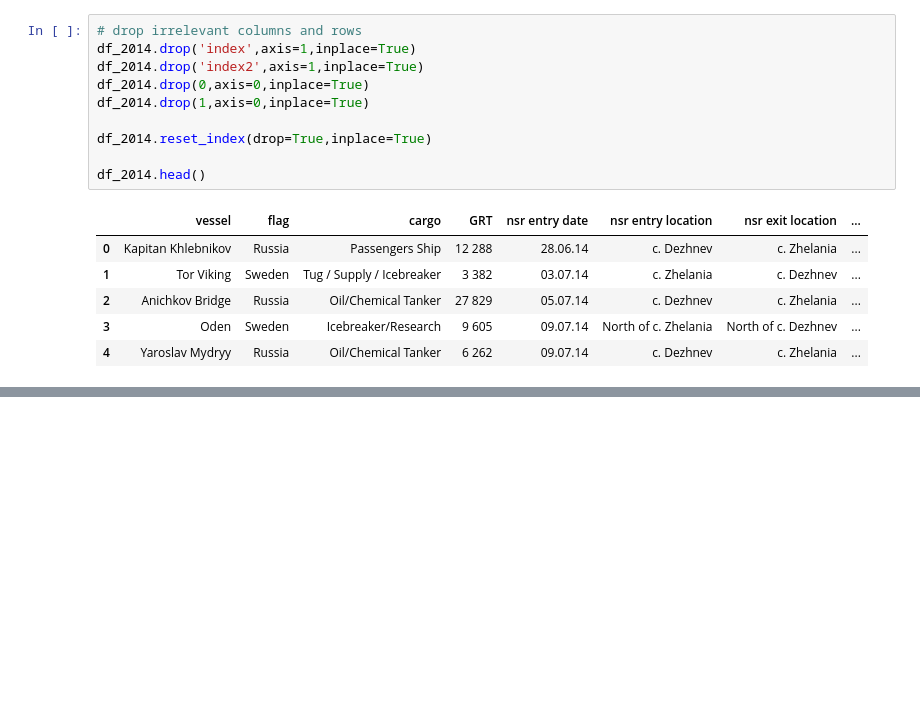
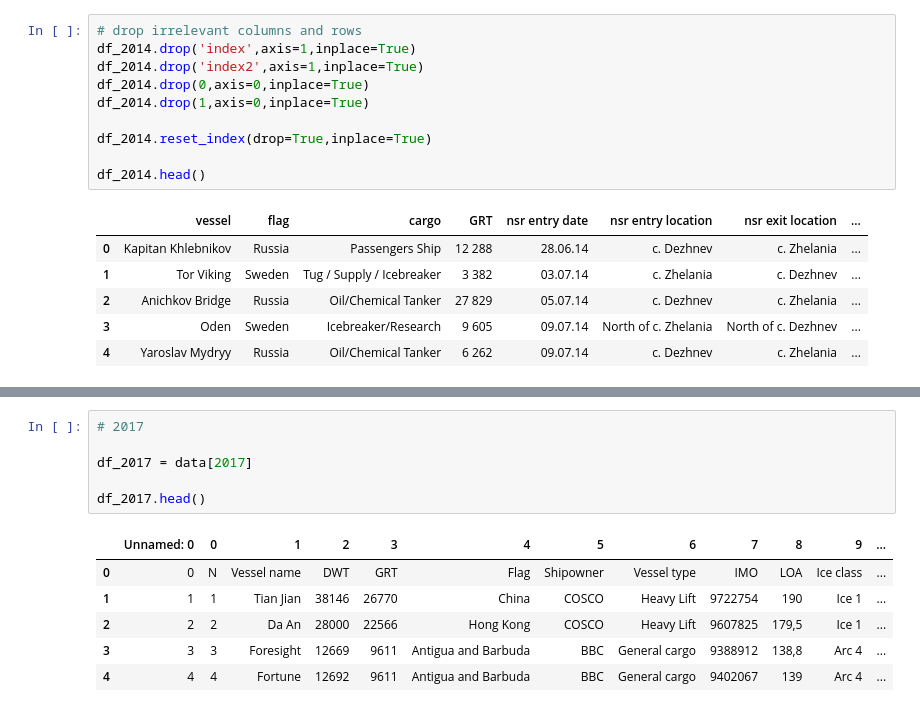
Before and after one commit to csmith454/nsr-project, a Jupyter notebook: nsr_data_wrangling.ipynb, the cells around one changed output, grey strips where cells are left out. Drawn from its saved outputs; the diff is of its cells as text; blank space fills up the shorter version.

```diff
--- a/nsr_data_wrangling.ipynb
+++ b/nsr_data_wrangling.ipynb
@@ -540,0 +724,13 @@ df_2015.head()
+# %%
+# 2017
+
+df_2017 = data[2017]
+
+df_2017.head()
+# %% [output]
+|  | Unnamed: 0 | 0 | 1 | 2 | 3 | 4 | 5 | 6 | 7 | 8 | 9 | ... |
+| 0 | 0 | N | Vessel name | DWT | GRT | Flag | Shipowner | Vessel type | IMO | LOA | Ice class | ... |
+| 1 | 1 | 1 | Tian Jian | 38146 | 26770 | China | COSCO | Heavy Lift | 9722754 | 190 | Ice 1 | ... |
+| 2 | 2 | 2 | Da An | 28000 | 22566 | Hong Kong | COSCO | Heavy Lift | 9607825 | 179,5 | Ice 1 | ... |
+| 3 | 3 | 3 | Foresight | 12669 | 9611 | Antigua and Barbuda | BBC | General cargo | 9388912 | 138,8 | Arc 4 | ... |
+| 4 | 4 | 4 | Fortune | 12692 | 9611 | Antigua and Barbuda | BBC | General cargo | 9402067 | 139 | Arc 4 | ... |
```
Also changed, not shown: parts of 23 cells of this notebook.
